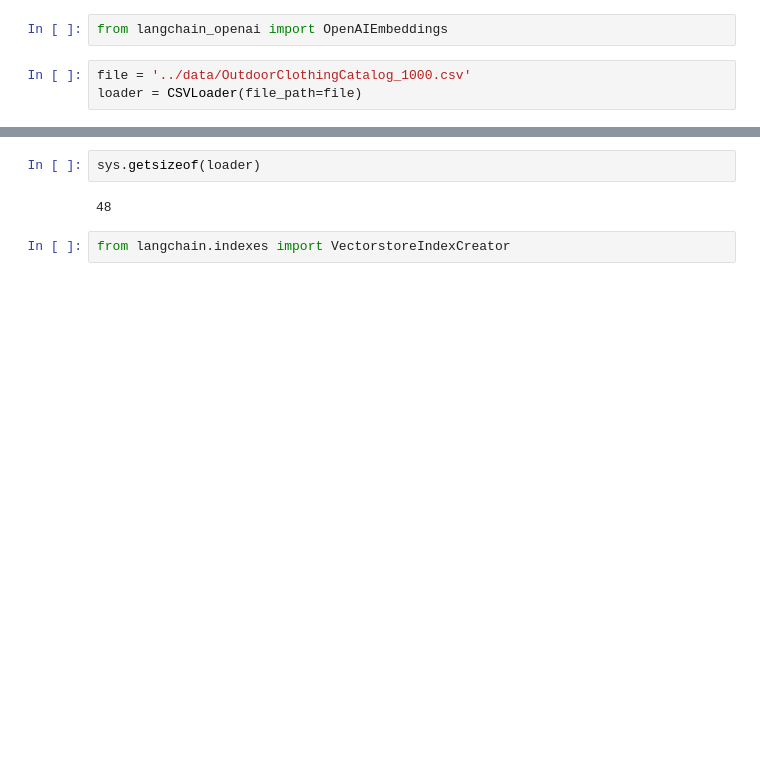
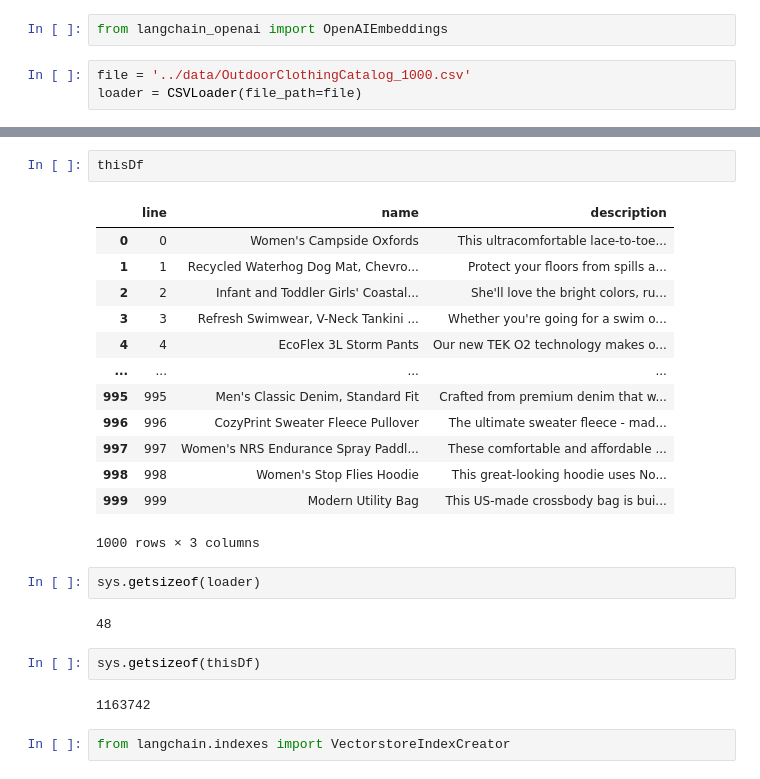
Before and after one commit to iandonaldson/langchain-solid-memory, a Jupyter notebook: notebooks/1.lang.ipynb, the cells around one changed output, grey strips where cells are left out. Cells and saved outputs as stored; diff of their text form; blank space fills up the shorter version.

```diff
--- a/notebooks/1.lang.ipynb
+++ b/notebooks/1.lang.ipynb
@@ -105,7 +120,27 @@ EmptyDataError: No columns to parse from file
+# %%
+thisDf
+# %% [output]
+|  | line | name | description |
+| 0 | 0 | Women's Campside Oxfords | This ultracomfortable lace-to-toe... |
+| 1 | 1 | Recycled Waterhog Dog Mat, Chevro... | Protect your floors from spills a... |
+| 2 | 2 | Infant and Toddler Girls' Coastal... | She'll love the bright colors, ru... |
+| 3 | 3 | Refresh Swimwear, V-Neck Tankini ... | Whether you're going for a swim o... |
+| 4 | 4 | EcoFlex 3L Storm Pants | Our new TEK O2 technology makes o... |
+| ... | ... | ... | ... |
+| 995 | 995 | Men's Classic Denim, Standard Fit | Crafted from premium denim that w... |
+| 996 | 996 | CozyPrint Sweater Fleece Pullover | The ultimate sweater fleece - mad... |
+| 997 | 997 | Women's NRS Endurance Spray Paddl... | These comfortable and affordable ... |
+| 998 | 998 | Women's Stop Flies Hoodie | This great-looking hoodie uses No... |
+| 999 | 999 | Modern Utility Bag | This US-made crossbody bag is bui... |
+1000 rows × 3 columns
 # %%
 sys.getsizeof(loader)
 # %% [output]
 48
+# %%
+sys.getsizeof(thisDf)
+# %% [output]
+1163742
 # %%
 from langchain.indexes import VectorstoreIndexCreator
 # %%
```
Also changed, not shown: parts of 6 cells of this notebook.
